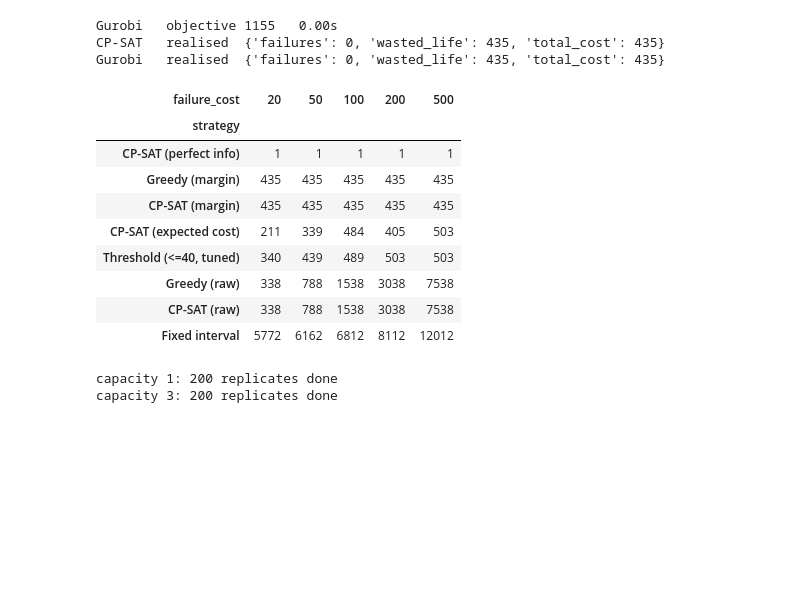
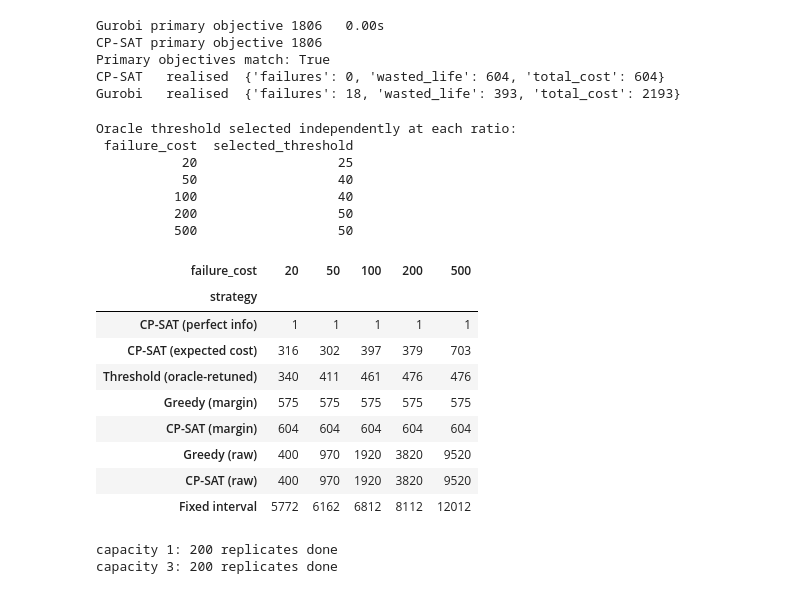
Before and after one commit to yusufsami9/predictive-maintenance-rul, a Jupyter notebook: notebooks/03_optimization.ipynb, the cells around one changed output. Cells and saved outputs as stored; diff of their text form; code cells hidden in the pictures; blank space fills up the shorter version.

```diff
--- a/notebooks/03_optimization.ipynb
+++ b/notebooks/03_optimization.ipynb
@@ -465,7 +464,7 @@ Engines urgent enough to commit at simulation start: 7
 # %%
-# --- cross-check the CP-SAT optimum with Gurobi -----------------------------
-# Same model, different solver. Two independent solvers landing on the same
-# objective value is decent evidence the formulation says what it is meant to.
+# --- cross-check the CP-SAT primary optimum with Gurobi ---------------------
+# Same primary model, different solver. CP-SAT adds a deterministic secondary
+# tie-break, so tied schedules may differ even when primary objectives match.
 # Wrapped so the notebook still runs end to end without a Gurobi licence.
 try:
     import gurobipy as gp
@@ -501,16 +500,23 @@ try:
                     for i in range(n)}
     gurobi_outcome = evaluate_schedule(gurobi_sched, rul_true)
 
-    print(f'Gurobi   objective {gm.ObjVal:.0f}   {gm.Runtime:.2f}s')
+    cp_schedule = strategies['CP-SAT (margin)']
+    cp_primary = sum(defer[i] if t is None else cost[i, t]
+                     for i, t in cp_schedule.items())
+    print(f'Gurobi primary objective {gm.ObjVal:.0f}   {gm.Runtime:.2f}s')
+    print(f'CP-SAT primary objective {cp_primary:.0f}')
+    print('Primary objectives match:', np.isclose(gm.ObjVal, cp_primary))
     print(f'CP-SAT   realised  {evaluate_schedule(strategies["CP-SAT (margin)"], rul_true)}')
     print(f'Gurobi   realised  {gurobi_outcome}')
 
 except Exception as exc:                       # no licence, or none installed
     print('Gurobi cross-check skipped:', exc)
 # %% [output]
-Gurobi   objective 1155   0.00s
-CP-SAT   realised  {'failures': 0, 'wasted_life': 435, 'total_cost': 435}
-Gurobi   realised  {'failures': 0, 'wasted_life': 435, 'total_cost': 435}
+Gurobi primary objective 1806   0.00s
+CP-SAT primary objective 1806
+Primary objectives match: True
+CP-SAT   realised  {'failures': 0, 'wasted_life': 604, 'total_cost': 604}
+Gurobi   realised  {'failures': 18, 'wasted_life': 393, 'total_cost': 2193}
 # %%
 # --- does the ranking survive a different price ratio? ----------------------
 # FAILURE_COST = 100 was an assumption, so the honest question is not "what
@@ -527,45 +533,66 @@ from src.scheduling import fixed_interval_schedule as _fixed
 from src.scheduling import evaluate_schedule as _evaluate
 
 ratio_rows = []
+threshold_choices = []
 for fc in [20, 50, 100, 200, 500]:
     robust = np.maximum(rul_pred - safety_margin, 0)
 
     rebuilt = {
         'Fixed interval': _fixed(N_ENGINES, HORIZON, CAPACITY),
         'Greedy (raw)': _greedy(rul_pred, HORIZON, CAPACITY),
         'Greedy (margin)': _greedy(robust, HORIZON, CAPACITY),
         'CP-SAT (raw)': _solve(*_pec(rul_pred, HORIZON, fc, WASTE_COST), HORIZON, CAPACITY),
         'CP-SAT (margin)': _solve(*_pec(robust, HORIZON, fc, WASTE_COST), HORIZON, CAPACITY),
         'CP-SAT (expected cost)': _solve(
             *_ec(rul_pred, ERROR_QUANTILES, HORIZON, fc, WASTE_COST), HORIZON, CAPACITY),
         'CP-SAT (perfect info)': _solve(*_pec(rul_true, HORIZON, fc, WASTE_COST), HORIZON, CAPACITY),
     }
     # The threshold rule has no cost model to rebuild, but its cut-off is
     # re-tuned so it competes at full strength under each price.
-    rebuilt[f'Threshold (<={best_threshold}, tuned)'] = min(
-        (_threshold(rul_pred, thr, HORIZON, CAPACITY) for thr in [10, 15, 20, 25, 30, 40, 50]),
-        key=lambda s: _evaluate(s, rul_true, HORIZON, fc, WASTE_COST)['total_cost'],
+    threshold_candidates = [
+        (thr, _threshold(rul_pred, thr, HORIZON, CAPACITY))
+        for thr in [10, 15, 20, 25, 30, 40, 50]
+    ]
+    selected_threshold, selected_schedule = min(
+        threshold_candidates,
+        key=lambda item: _evaluate(item[1], rul_true, HORIZON, fc, WASTE_COST)['total_cost'],
     )
+    rebuilt['Threshold (oracle-retuned)'] = selected_schedule
+    threshold_choices.append({'failure_cost': fc, 'selected_threshold': selected_threshold})
 
     for name, sched in rebuilt.items():
         outcome = _evaluate(sched, rul_true, HORIZON, fc, WASTE_COST)
         ratio_rows.append({'failure_cost': fc, 'strategy': name,
                            'total_cost': outcome['total_cost']})
 
+print('Oracle threshold selected independently at each ratio:')
+print(pd.DataFrame(threshold_choices).to_string(index=False))
+
+ratio_order = [
+    'Threshold (oracle-retuned)' if name.startswith('Threshold (<=') else name
+    for name in results['strategy']
+]
 ratio_df = (pd.DataFrame(ratio_rows)
             .pivot(index='strategy', columns='failure_cost', values='total_cost')
-            .loc[results['strategy']])
+            .loc[ratio_order])
 ratio_df
 # %% [output]
+Oracle threshold selected independently at each ratio:
+ failure_cost  selected_threshold
+           20                  25
+           50                  40
+          100                  40
+          200                  50
+          500                  50
 | failure_cost | 20 | 50 | 100 | 200 | 500 |
 | strategy |  |  |  |  |  |
 | CP-SAT (perfect info) | 1 | 1 | 1 | 1 | 1 |
-| Greedy (margin) | 435 | 435 | 435 | 435 | 435 |
-| CP-SAT (margin) | 435 | 435 | 435 | 435 | 435 |
-| CP-SAT (expected cost) | 211 | 339 | 484 | 405 | 503 |
-| Threshold (<=40, tuned) | 340 | 439 | 489 | 503 | 503 |
-| Greedy (raw) | 338 | 788 | 1538 | 3038 | 7538 |
-| CP-SAT (raw) | 338 | 788 | 1538 | 3038 | 7538 |
+| CP-SAT (expected cost) | 316 | 302 | 397 | 379 | 703 |
+| Threshold (oracle-retuned) | 340 | 411 | 461 | 476 | 476 |
+| Greedy (margin) | 575 | 575 | 575 | 575 | 575 |
+| CP-SAT (margin) | 604 | 604 | 604 | 604 | 604 |
+| Greedy (raw) | 400 | 970 | 1920 | 3820 | 9520 |
+| CP-SAT (raw) | 400 | 970 | 1920 | 3820 | 9520 |
 | Fixed interval | 5772 | 6162 | 6812 | 8112 | 12012 |
 # %%
 # ---------------------------------------------------------------------------
```
Also changed, not shown: parts of 14 cells of this notebook, 13 other files.
